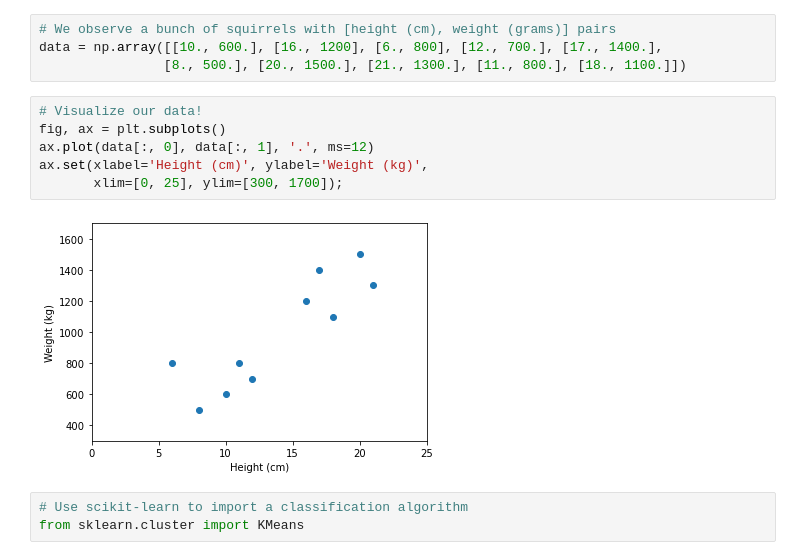
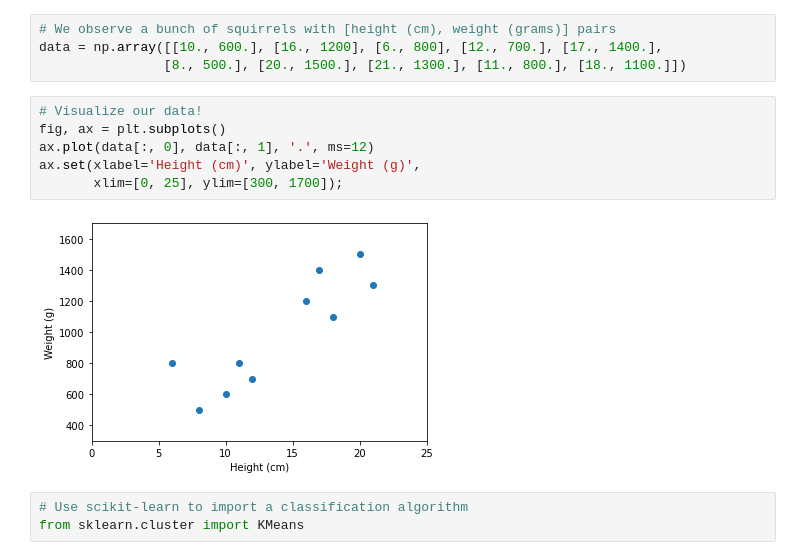
Before and after one commit to EEGLabUKSH/datascience_in_practice, a Jupyter notebook: _build/jupyter_execute/tutorials/03-DataAnalysis.ipynb, the cells around one changed output. Drawn from its saved outputs; the diff is of its cells as text.

```diff
--- a/_build/jupyter_execute/tutorials/03-DataAnalysis.ipynb
+++ b/_build/jupyter_execute/tutorials/03-DataAnalysis.ipynb
@@ -100,11 +104,11 @@ data = np.array([[10., 600.], [16., 1200], [6., 800], [12., 700.], [17., 1400.],
 # %%
 # Visualize our data!
 fig, ax = plt.subplots()
 ax.plot(data[:, 0], data[:, 1], '.', ms=12)
-ax.set(xlabel='Height (cm)', ylabel='Weight (kg)',
+ax.set(xlabel='Height (cm)', ylabel='Weight (g)',
        xlim=[0, 25], ylim=[300, 1700]);
 # %% [output]
-[figure, old version]
+[figure, new version]
 # %%
 # Use scikit-learn to import a classification algorithm
 from sklearn.cluster import KMeans
```
Also changed, not shown: parts of 4 cells of this notebook, 13 other files.
